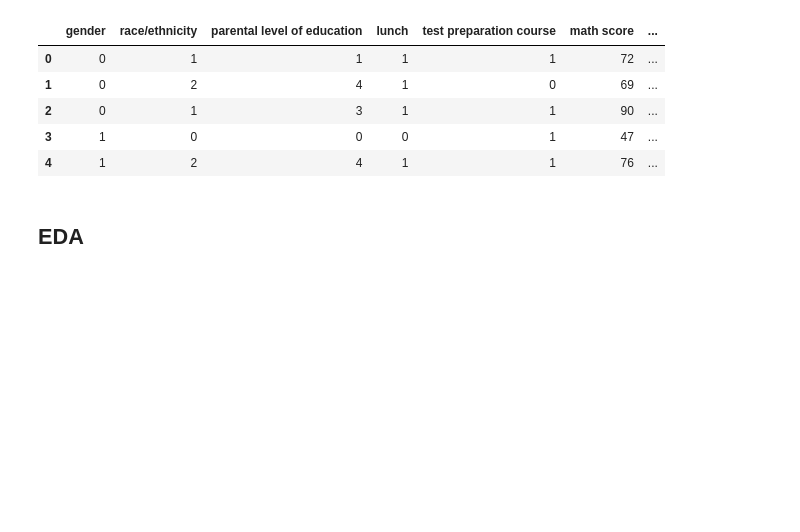
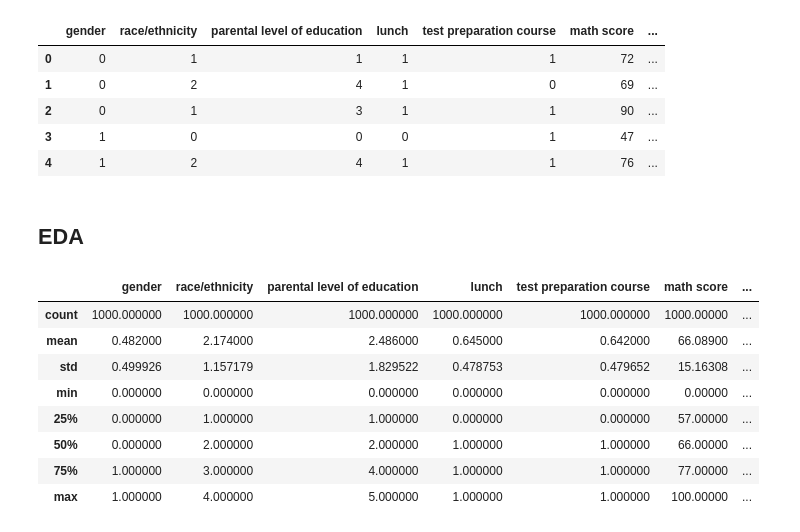
Before and after one commit to TatsukiSerizawa/lecture, a Jupyter notebook: intelliDevelop/homework3.ipynb, the cells around one changed output. Cells and saved outputs as stored; diff of their text form; code cells hidden in the pictures; blank space fills up the shorter version.

```diff
--- a/intelliDevelop/homework3.ipynb
+++ b/intelliDevelop/homework3.ipynb
@@ -65,3 +65,15 @@ df.head()
 | 4 | 1 | 2 | 4 | 1 | 1 | 76 | ... |
 # %% [markdown]
 ## EDA
+# %%
+df.describe()
+# %% [output]
+|  | gender | race/ethnicity | parental level of education | lunch | test preparation course | math score | ... |
+| count | 1000.000000 | 1000.000000 | 1000.000000 | 1000.000000 | 1000.000000 | 1000.00000 | ... |
+| mean | 0.482000 | 2.174000 | 2.486000 | 0.645000 | 0.642000 | 66.08900 | ... |
+| std | 0.499926 | 1.157179 | 1.829522 | 0.478753 | 0.479652 | 15.16308 | ... |
+| min | 0.000000 | 0.000000 | 0.000000 | 0.000000 | 0.000000 | 0.00000 | ... |
+| 25% | 0.000000 | 1.000000 | 1.000000 | 0.000000 | 0.000000 | 57.00000 | ... |
+| 50% | 0.000000 | 2.000000 | 2.000000 | 1.000000 | 1.000000 | 66.00000 | ... |
+| 75% | 1.000000 | 3.000000 | 4.000000 | 1.000000 | 1.000000 | 77.00000 | ... |
+| max | 1.000000 | 4.000000 | 5.000000 | 1.000000 | 1.000000 | 100.00000 | ... |
```
Also changed, not shown: parts of 2 cells of this notebook.
